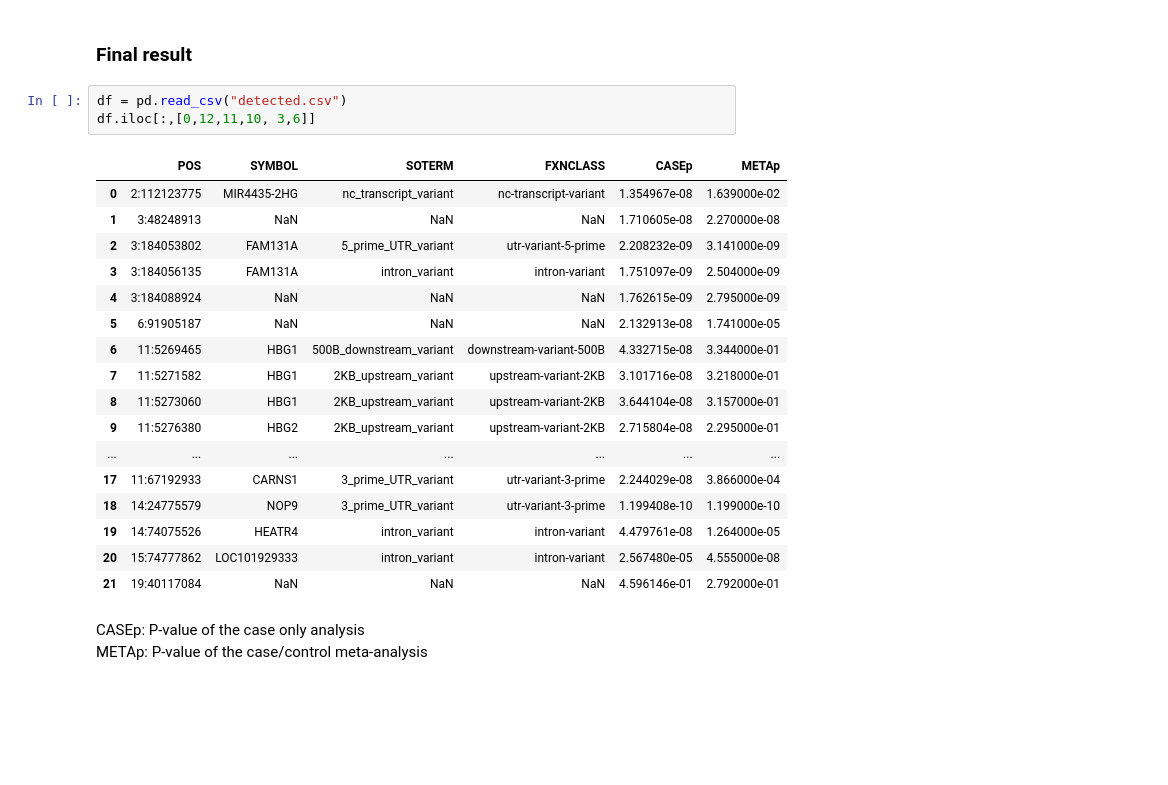
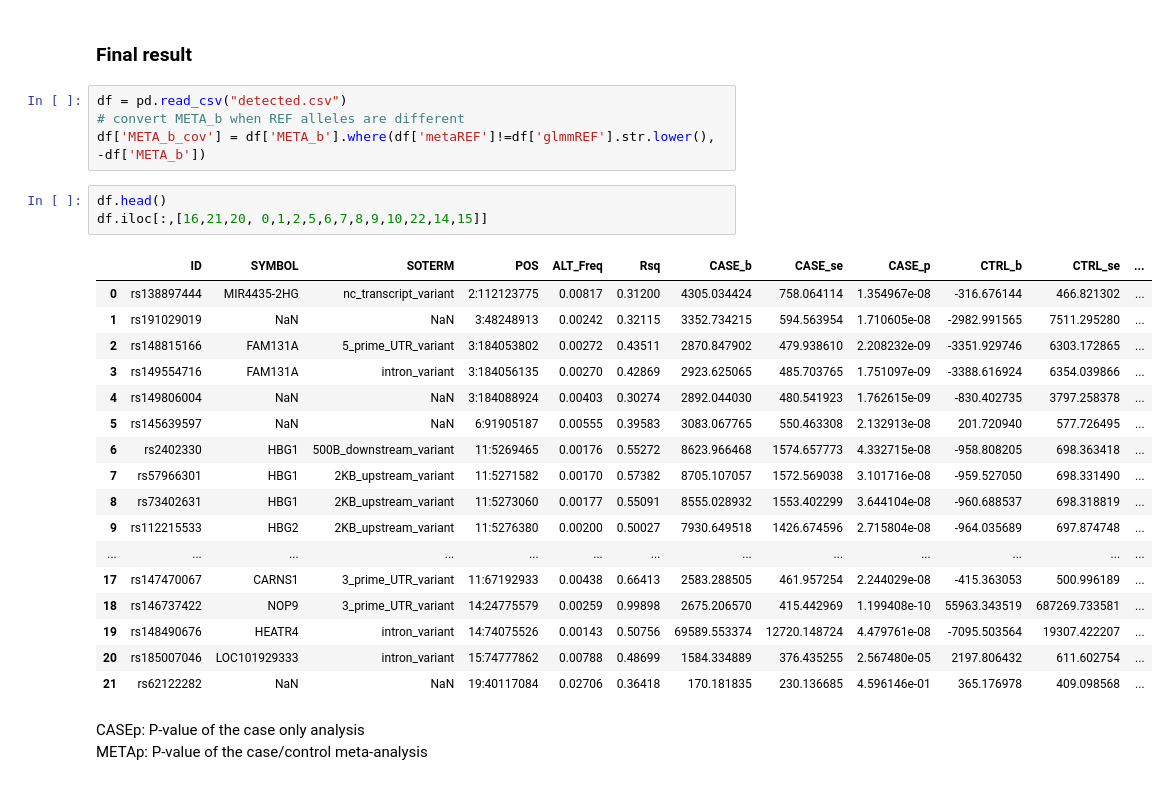
Before and after one commit to hirotaka-i/sp01_ASYN, a Jupyter notebook: CSF_ASync.ipynb, the cells around one changed output. Cells and saved outputs as stored; diff of their text form; blank space fills up the shorter version.

```diff
--- a/CSF_ASync.ipynb
+++ b/CSF_ASync.ipynb
@@ -529,27 +532,31 @@ df = data2.reindex(forIdx.index)
 df.to_csv("detected.csv", index=False)
 # %% [markdown]
 ### Final result
-# %%
-df = pd.read_csv("detected.csv")
-df.iloc[:,[0,12,11,10, 3,6]]
-# %% [output]
-|  | POS | SYMBOL | SOTERM | FXNCLASS | CASEp | METAp |
-| 0 | 2:112123775 | MIR4435-2HG | nc_transcript_variant | nc-transcript-variant | 1.354967e-08 | 1.639000e-02 |
-| 1 | 3:48248913 | NaN | NaN | NaN | 1.710605e-08 | 2.270000e-08 |
-| 2 | 3:184053802 | FAM131A | 5_prime_UTR_variant | utr-variant-5-prime | 2.208232e-09 | 3.141000e-09 |
-| 3 | 3:184056135 | FAM131A | intron_variant | intron-variant | 1.751097e-09 | 2.504000e-09 |
-| 4 | 3:184088924 | NaN | NaN | NaN | 1.762615e-09 | 2.795000e-09 |
-| 5 | 6:91905187 | NaN | NaN | NaN | 2.132913e-08 | 1.741000e-05 |
-| 6 | 11:5269465 | HBG1 | 500B_downstream_variant | downstream-variant-500B | 4.332715e-08 | 3.344000e-01 |
-| 7 | 11:5271582 | HBG1 | 2KB_upstream_variant | upstream-variant-2KB | 3.101716e-08 | 3.218000e-01 |
-| 8 | 11:5273060 | HBG1 | 2KB_upstream_variant | upstream-variant-2KB | 3.644104e-08 | 3.157000e-01 |
-| 9 | 11:5276380 | HBG2 | 2KB_upstream_variant | upstream-variant-2KB | 2.715804e-08 | 2.295000e-01 |
-| ... | ... | ... | ... | ... | ... | ... |
-| 17 | 11:67192933 | CARNS1 | 3_prime_UTR_variant | utr-variant-3-prime | 2.244029e-08 | 3.866000e-04 |
-| 18 | 14:24775579 | NOP9 | 3_prime_UTR_variant | utr-variant-3-prime | 1.199408e-10 | 1.199000e-10 |
-| 19 | 14:74075526 | HEATR4 | intron_variant | intron-variant | 4.479761e-08 | 1.264000e-05 |
-| 20 | 15:74777862 | LOC101929333 | intron_variant | intron-variant | 2.567480e-05 | 4.555000e-08 |
-| 21 | 19:40117084 | NaN | NaN | NaN | 4.596146e-01 | 2.792000e-01 |
+# %%
+df = pd.read_csv("detected.csv")
+# convert META_b when REF alleles are different
+df['META_b_cov'] = df['META_b'].where(df['metaREF']!=df['glmmREF'].str.lower(), -df['META_b'])
+# %%
+df.head()
+df.iloc[:,[16,21,20, 0,1,2,5,6,7,8,9,10,22,14,15]]
+# %% [output]
+|  | ID | SYMBOL | SOTERM | POS | ALT_Freq | Rsq | CASE_b | CASE_se | CASE_p | CTRL_b | CTRL_se | ... |
+| 0 | rs138897444 | MIR4435-2HG | nc_transcript_variant | 2:112123775 | 0.00817 | 0.31200 | 4305.034424 | 758.064114 | 1.354967e-08 | -316.676144 | 466.821302 | ... |
+| 1 | rs191029019 | NaN | NaN | 3:48248913 | 0.00242 | 0.32115 | 3352.734215 | 594.563954 | 1.710605e-08 | -2982.991565 | 7511.295280 | ... |
+| 2 | rs148815166 | FAM131A | 5_prime_UTR_variant | 3:184053802 | 0.00272 | 0.43511 | 2870.847902 | 479.938610 | 2.208232e-09 | -3351.929746 | 6303.172865 | ... |
+| 3 | rs149554716 | FAM131A | intron_variant | 3:184056135 | 0.00270 | 0.42869 | 2923.625065 | 485.703765 | 1.751097e-09 | -3388.616924 | 6354.039866 | ... |
+| 4 | rs149806004 | NaN | NaN | 3:184088924 | 0.00403 | 0.30274 | 2892.044030 | 480.541923 | 1.762615e-09 | -830.402735 | 3797.258378 | ... |
+| 5 | rs145639597 | NaN | NaN | 6:91905187 | 0.00555 | 0.39583 | 3083.067765 | 550.463308 | 2.132913e-08 | 201.720940 | 577.726495 | ... |
+| 6 | rs2402330 | HBG1 | 500B_downstream_variant | 11:5269465 | 0.00176 | 0.55272 | 8623.966468 | 1574.657773 | 4.332715e-08 | -958.808205 | 698.363418 | ... |
+| 7 | rs57966301 | HBG1 | 2KB_upstream_variant | 11:5271582 | 0.00170 | 0.57382 | 8705.107057 | 1572.569038 | 3.101716e-08 | -959.527050 | 698.331490 | ... |
+| 8 | rs73402631 | HBG1 | 2KB_upstream_variant | 11:5273060 | 0.00177 | 0.55091 | 8555.028932 | 1553.402299 | 3.644104e-08 | -960.688537 | 698.318819 | ... |
+| 9 | rs112215533 | HBG2 | 2KB_upstream_variant | 11:5276380 | 0.00200 | 0.50027 | 7930.649518 | 1426.674596 | 2.715804e-08 | -964.035689 | 697.874748 | ... |
+| ... | ... | ... | ... | ... | ... | ... | ... | ... | ... | ... | ... | ... |
+| 17 | rs147470067 | CARNS1 | 3_prime_UTR_variant | 11:67192933 | 0.00438 | 0.66413 | 2583.288505 | 461.957254 | 2.244029e-08 | -415.363053 | 500.996189 | ... |
+| 18 | rs146737422 | NOP9 | 3_prime_UTR_variant | 14:24775579 | 0.00259 | 0.99898 | 2675.206570 | 415.442969 | 1.199408e-10 | 55963.343519 | 687269.733581 | ... |
+| 19 | rs148490676 | HEATR4 | intron_variant | 14:74075526 | 0.00143 | 0.50756 | 69589.553374 | 12720.148724 | 4.479761e-08 | -7095.503564 | 19307.422207 | ... |
+| 20 | rs185007046 | LOC101929333 | intron_variant | 15:74777862 | 0.00788 | 0.48699 | 1584.334889 | 376.435255 | 2.567480e-05 | 2197.806432 | 611.602754 | ... |
+| 21 | rs62122282 | NaN | NaN | 19:40117084 | 0.02706 | 0.36418 | 170.181835 | 230.136685 | 4.596146e-01 | 365.176978 | 409.098568 | ... |
 # %% [markdown]
 CASEp: P-value of the case only analysis
 METAp: P-value of the case/control meta-analysis
```
Also changed, not shown: parts of 8 cells of this notebook.
